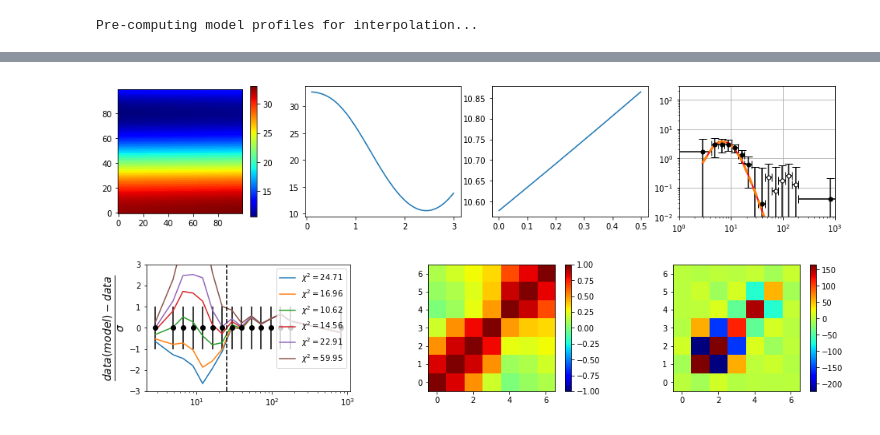
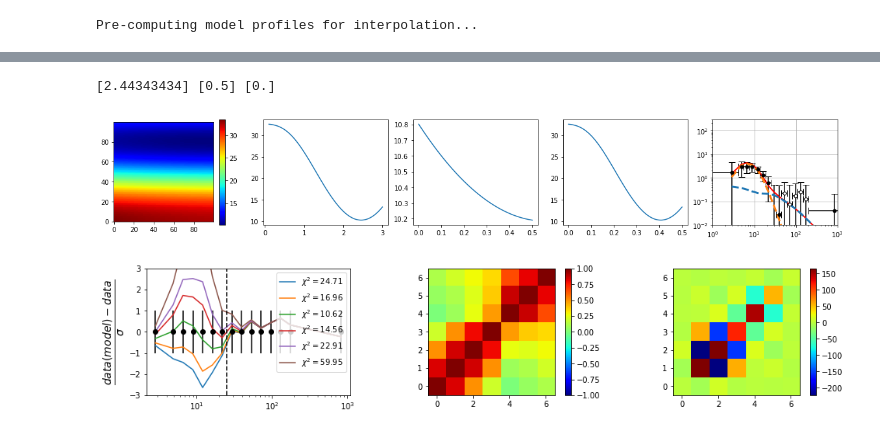
Before and after one commit to yuntingcheng/python_ciber, a Jupyter notebook: stack_modelfit/Untitled.ipynb, the cells around one changed output, grey strips where cells are left out. Drawn from its saved outputs; the diff is of its cells as text; code cells hidden in the pictures.

```diff
--- a/stack_modelfit/Untitled.ipynb
+++ b/stack_modelfit/Untitled.ipynb
@@ -236,3 +242,5 @@ param_fit = fit_stacking_mcmc(inst, ifield, im, filt_order, subsub=subsub)
 param_fit.get_profgal_model_interp()
 # %% [output]
 Pre-computing model profiles for interpolation...
+# %%
+sampler = param_fit.run_mcmc(nwalkers=20, steps=500, return_sampler=True, save_chain=False)
@@ -240,42 +286,50 @@ Pre-computing model profiles for interpolation...
 R200 = gal_profile_model().Wang19_profile(0,im)['params']['R200']
 Re2_arr = np.linspace(0.1,3,100)
 A2h_arr = np.linspace(0,0.5,100)
-chi2_arr = np.zeros([len(Re2_arr),len(A2h_arr)])
+A1h_arr = np.linspace(0,0.5,100)
+chi2_arr = np.zeros([len(Re2_arr),len(A1h_arr),len(A2h_arr)])
 for i,Re2 in enumerate(Re2_arr):
+    print(i,len(Re2_arr))
     xe2 = Re2 / R200
-    for j,A2h in enumerate(A2h_arr):
-        chi2 = param_fit.get_chi2(xe2=xe2, A2h=A2h)
-        chi2_arr[i,j] = chi2
+    for j,A1h in enumerate(A1h_arr):
+        for k,A2h in enumerate(A2h_arr):
+            chi2 = param_fit.get_chi2(xe2=xe2, A1h=A1h, A2h=A2h)
+            chi2_arr[i,j,k] = chi2
 # %%
-Re2_best_idx, A2h_best_idx = np.where(chi2_arr==np.min(chi2_arr))
-Re2_best, A2h_best = Re2_arr[Re2_best_idx], A2h_arr[A2h_best_idx]
+Re2_best_idx, A1h_best_idx, A2h_best_idx = np.where(chi2_arr==np.min(chi2_arr))
+Re2_best, A1h_best, A2h_best = Re2_arr[Re2_best_idx], A1h_arr[A1h_best_idx], A2h_arr[A2h_best_idx]
+print(Re2_best, A1h_best, A2h_best)
 
-fig, ax = plt.subplots(1,4,figsize=(16,3))
-imageclip(chi2_arr, ax=ax[0])
-ax[1].plot(Re2_arr, chi2_arr[:, A2h_best_idx].flatten())
-ax[2].plot(A2h_arr, chi2_arr[Re2_best_idx,:].flatten())
+fig, ax = plt.subplots(1,5,figsize=(20,3))
+imageclip(chi2_arr[:,:,A2h_best_idx].reshape(chi2_arr.shape[0],chi2_arr.shape[1]), ax=ax[0])
+ax[1].plot(Re2_arr, chi2_arr[:, A1h_best_idx, A2h_best_idx].flatten())
+ax[2].plot(A2h_arr, chi2_arr[Re2_best_idx,:,A2h_best_idx].flatten())
+ax[3].plot(A2h_arr, chi2_arr[:,A1h_best_idx,A2h_best_idx].flatten())
 
 r_arr = param_fit.rsubbins
 rbinedges = param_fit.rsubbinedges
 profd_arr = param_fit.profex_sub
 profd_err = np.sqrt(np.diag(param_fit.covsub))
-modelprof = param_fit.get_profexcess_model(Re2=Re2_best, A2h=A2h_best, fast=True)
+modelprof = param_fit.get_profexcess_model(Re2=Re2_best, A1h=A1h_best, A2h=A2h_best, fast=True)
 profex_arr = modelprof['profex_sub']
+prof1h_arr = modelprof['prof1h_sub']
 prof2h_arr = modelprof['prof2h_sub']
-profm_arr = profex_arr + prof2h_arr
+profm_arr = profex_arr + prof1h_arr + prof2h_arr
 plot_err_log(r_arr,
              profd_arr,
              profd_err,
              xedges = rbinedges,
-             ax=ax[3], color='k')
-ax[3].loglog(r_arr, profm_arr,'r-', lw=2)
-ax[3].loglog(r_arr, prof2h_arr,'C2--', lw=3, label=r'$A_{\rm 2h}$ = %.2f'%A2h)
-ax[3].loglog(r_arr, profex_arr,'C1--', lw=3, label=r'$R_{e_2}$ = %.2f'%Re2)
-ax[3].set_ylim([1e-2,3e2])
-ax[3].set_xlim([1e0,1e3])
-ax[3].grid()
+             ax=ax[4], color='k')
+ax[4].loglog(r_arr, profm_arr,'r-', lw=2)
+ax[4].loglog(r_arr, prof2h_arr,'C2--', lw=3, label=r'$A_{\rm 2h}$ = %.2f'%A2h)
+ax[4].loglog(r_arr, prof1h_arr,'C0--', lw=3, label=r'$A_{\rm 1h}$ = %.2f'%A2h)
+ax[4].loglog(r_arr, profex_arr,'C1--', lw=3, label=r'$R_{e_2}$ = %.2f'%Re2)
+ax[4].set_ylim([1e-2,3e2])
+ax[4].set_xlim([1e0,1e3])
+ax[4].grid()
 # %% [output]
+[2.44343434] [0.5] [0.]
-[figure, old version]
+[figure, new version]
 # %%
 r = param_fit.rsubbins
 d = param_fit.profex_sub
```
Also changed, not shown: parts of 2 cells of this notebook, 2 other files.
